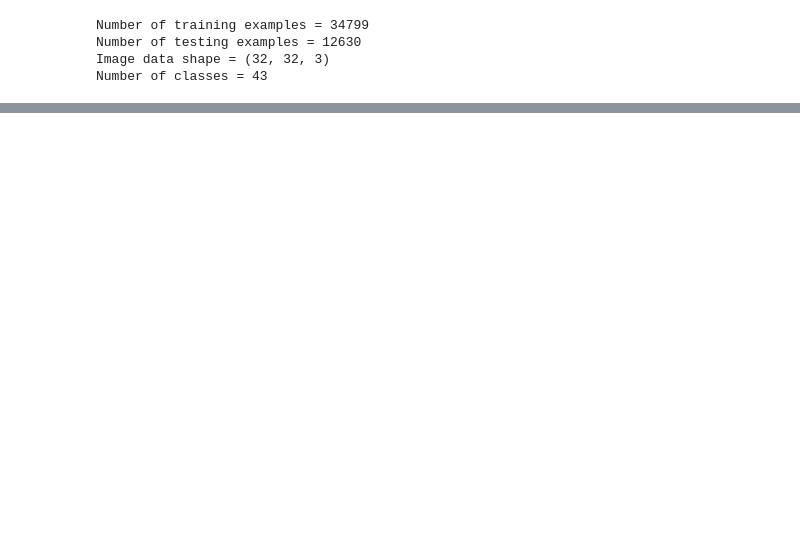
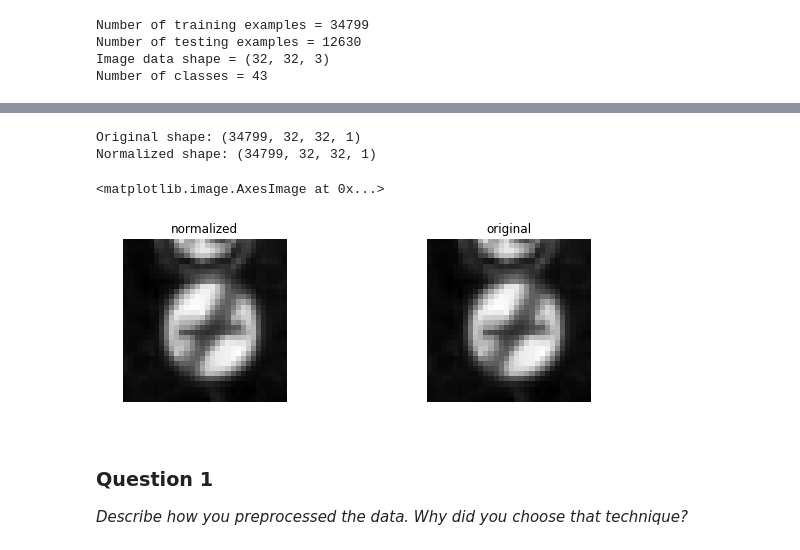
Before and after one commit to ltsimps/Traffic-Classifier-, a Jupyter notebook: Traffic_Sign_Classifier.ipynb, the cells around one changed output, grey strips where cells are left out. Cells and saved outputs as stored; diff of their text form; code cells hidden in the pictures; blank space fills up the shorter version.

```diff
--- a/Traffic_Sign_Classifier.ipynb
+++ b/Traffic_Sign_Classifier.ipynb
@@ -149,0 +221,22 @@ Use the code cell (or multiple code cells, if necessary) to implement the first
+# %%
+print("Original shape:", X_train.shape)
+print("Normalized shape:", X_train_normalized.shape)
+fig, axs = plt.subplots(1,2, figsize=(10, 3))
+axs = axs.ravel()
+
+axs[0].axis('off')
+axs[0].set_title('normalized')
+axs[0].imshow(X_train_normalized[0].squeeze(), cmap='gray')
+
+axs[1].axis('off')
+axs[1].set_title('original')
+axs[1].imshow(X_train[0].squeeze(), cmap='gray')
+# %% [output]
+Original shape: (34799, 32, 32, 1)
+Normalized shape: (34799, 32, 32, 1)
+<matplotlib.image.AxesImage at 0x...>
+[figure, added]
+# %% [markdown]
+### Question 1
+
+_Describe how you preprocessed the data. Why did you choose that technique?_
```
Also changed, not shown: parts of 63 cells of this notebook, 35 other files.
